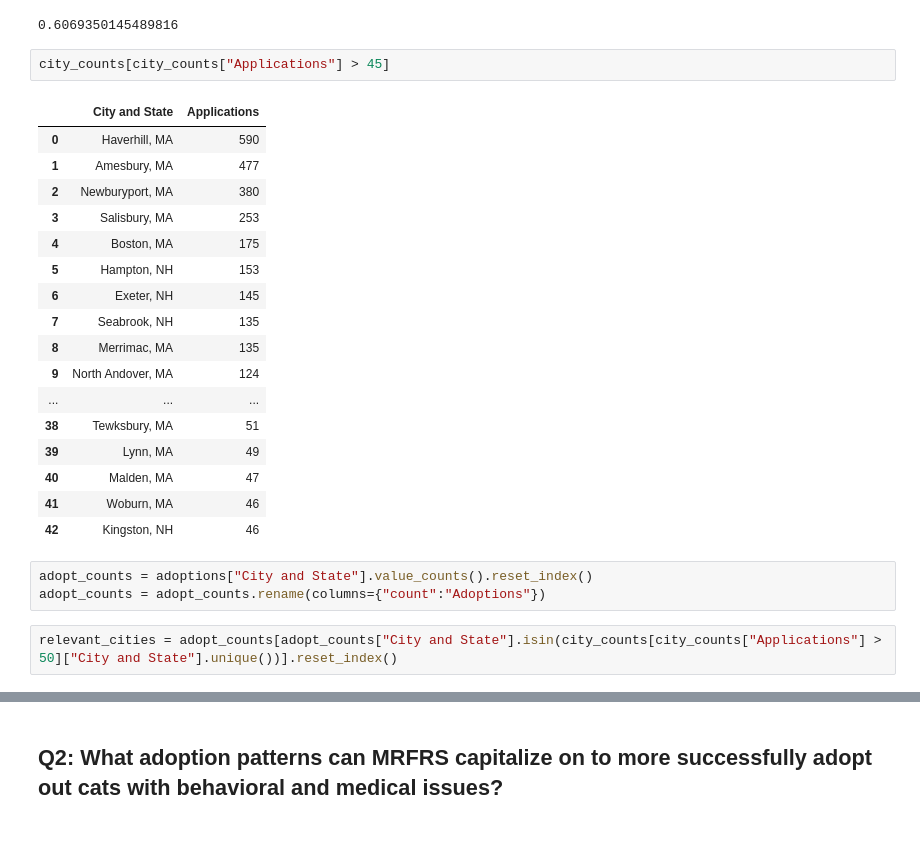
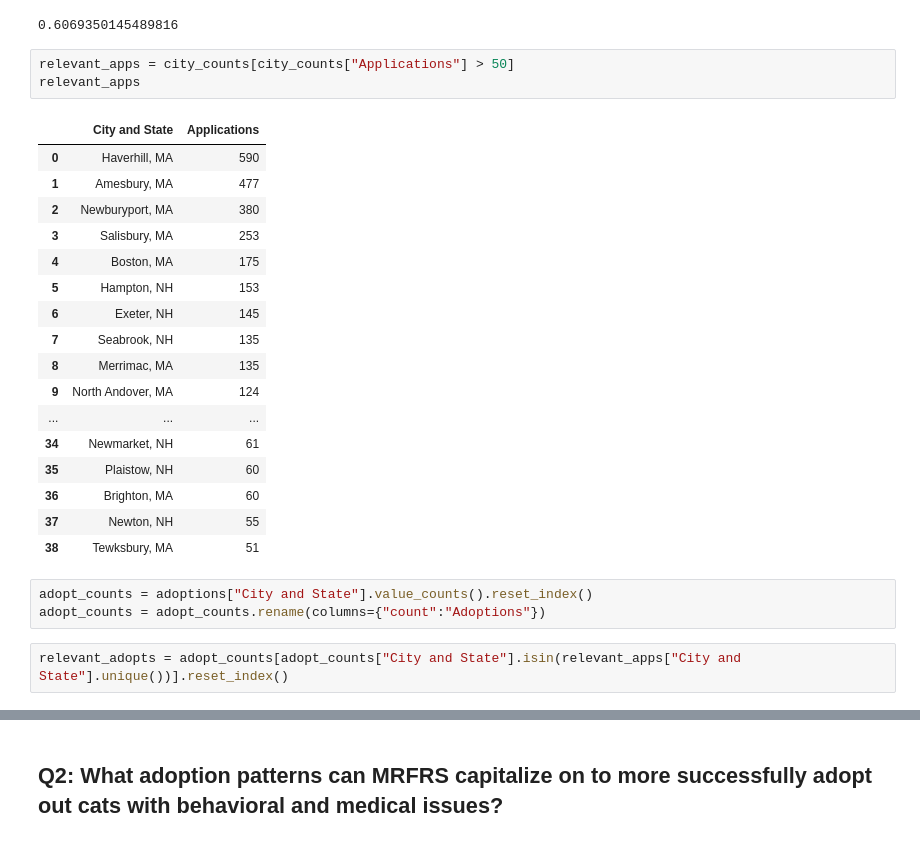
Before and after one commit to nohrg/MRFRS-stats-analysis, a Jupyter notebook: adoption_policy_P2.ipynb, the cells around one changed output, grey strips where cells are left out. Drawn from its saved outputs; the diff is of its cells as text.

```diff
--- a/adoption_policy_P2.ipynb
+++ b/adoption_policy_P2.ipynb
@@ -153,28 +153,29 @@ sum(city_counts[city_counts["Applications"] > 50]["Applications"])/sum(city_coun
 # %% [output]
 0.6069350145489816
 # %%
-city_counts[city_counts["Applications"] > 45]
+relevant_apps = city_counts[city_counts["Applications"] > 50]
+relevant_apps
 # %% [output]
 |  | City and State | Applications |
 | 0 | Haverhill, MA | 590 |
 | 1 | Amesbury, MA | 477 |
 | 2 | Newburyport, MA | 380 |
 | 3 | Salisbury, MA | 253 |
 | 4 | Boston, MA | 175 |
 | 5 | Hampton, NH | 153 |
 | 6 | Exeter, NH | 145 |
 | 7 | Seabrook, NH | 135 |
 | 8 | Merrimac, MA | 135 |
 | 9 | North Andover, MA | 124 |
 | ... | ... | ... |
+| 34 | Newmarket, NH | 61 |
+| 35 | Plaistow, NH | 60 |
+| 36 | Brighton, MA | 60 |
+| 37 | Newton, NH | 55 |
 | 38 | Tewksbury, MA | 51 |
-| 39 | Lynn, MA | 49 |
-| 40 | Malden, MA | 47 |
-| 41 | Woburn, MA | 46 |
-| 42 | Kingston, NH | 46 |
 # %%
 adopt_counts = adoptions["City and State"].value_counts().reset_index()
 adopt_counts = adopt_counts.rename(columns={"count":"Adoptions"})
 # %%
-relevant_cities = adopt_counts[adopt_counts["City and State"].isin(city_counts[city_counts["Applications"] > 50]["City and State"].unique())].reset_index()
+relevant_adopts = adopt_counts[adopt_counts["City and State"].isin(relevant_apps["City and State"].unique())].reset_index()
 # %%
```
Also changed, not shown: parts of 18 cells of this notebook, 41 other files.
